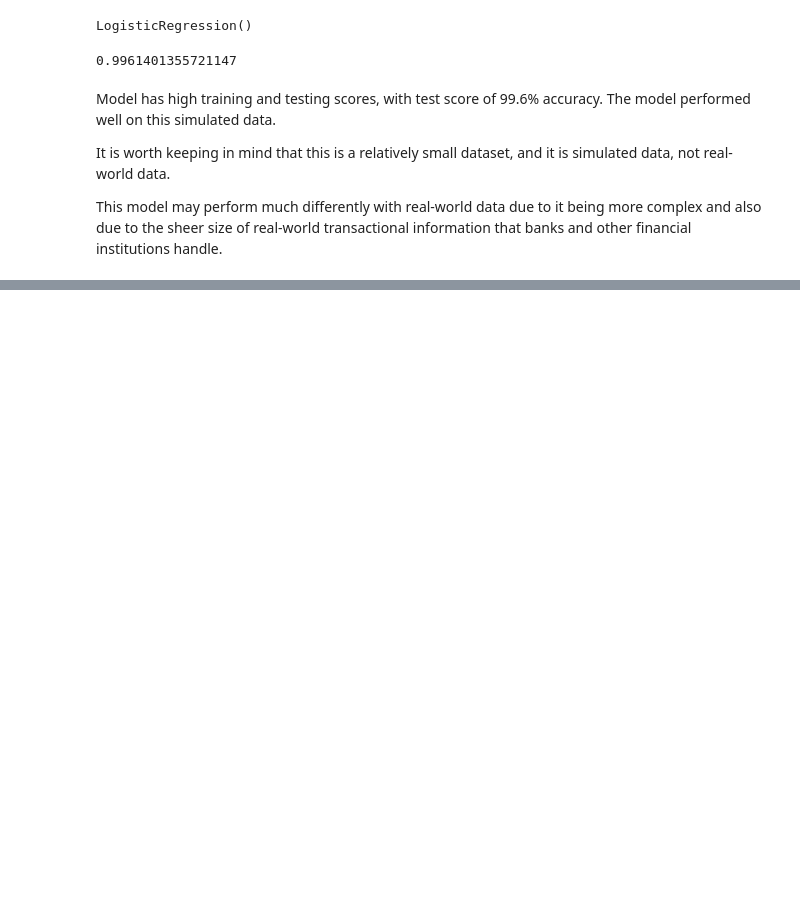
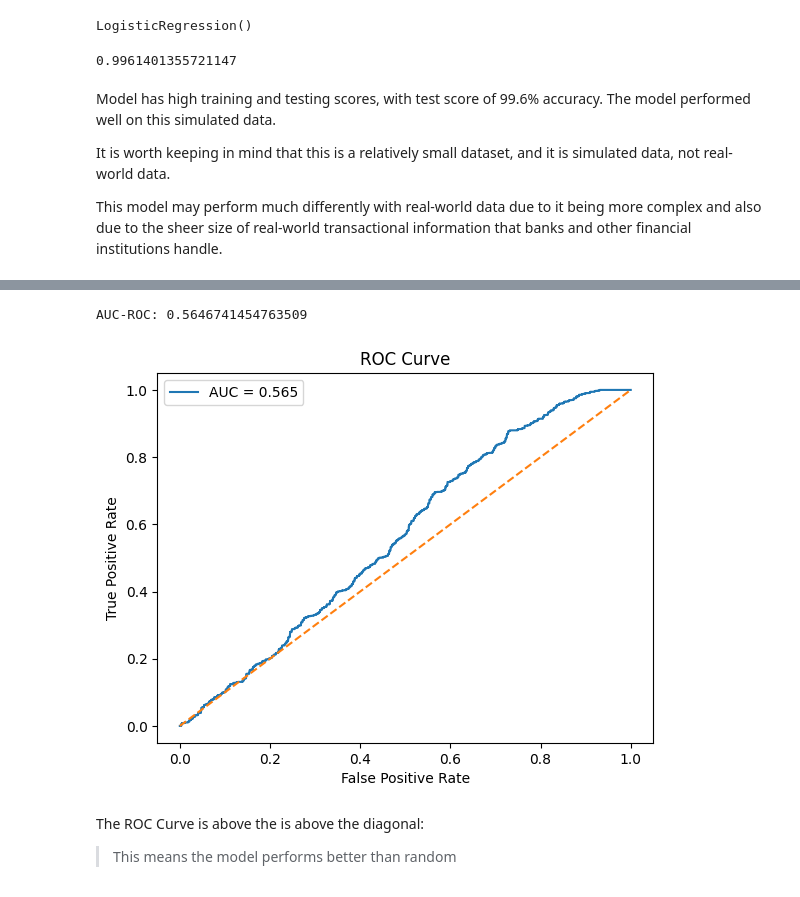
Before and after one commit to darcor99/Python-Fraud-Analysis, a Jupyter notebook: Fraud_Detection.ipynb, the cells around one changed output, grey strips where cells are left out. Saved outputs shown, nothing was run; the diff lists cells and outputs as text; code cells hidden in the pictures; blank space fills up the shorter version.

```diff
--- a/Fraud_Detection.ipynb
+++ b/Fraud_Detection.ipynb
@@ -269,0 +327,32 @@ This model may perform much differently with real-world data due to it being mor
+# %%
+from sklearn.metrics import roc_auc_score
+
+# Get predicted probabilities for the positive class
+y_probs = LogReg2.predict_proba(X_test2)[:, 1]
+
+# Compute AUC-ROC
+roc_auc = roc_auc_score(y_test2, y_probs)
+print("AUC-ROC:", roc_auc)
+# %% [output]
+AUC-ROC: 0.5646741454763509
+# %%
+
+
+from sklearn.metrics import roc_curve
+import matplotlib.pyplot as plt
+
+fpr, tpr, thresholds = roc_curve(y_test2, y_probs)
+
+plt.plot(fpr, tpr, label=f'AUC = {roc_auc:.3f}')
+plt.plot([0,1], [0,1], linestyle='--')
+plt.xlabel('False Positive Rate')
+plt.ylabel('True Positive Rate')
+plt.title('ROC Curve')
+plt.legend()
+plt.show()
+# %% [output]
+[figure, added]
+# %% [markdown]
+The ROC Curve is above the is above the diagonal:
+
+> This means the model  performs better than random
```
Also changed, not shown: parts of 10 cells of this notebook.
